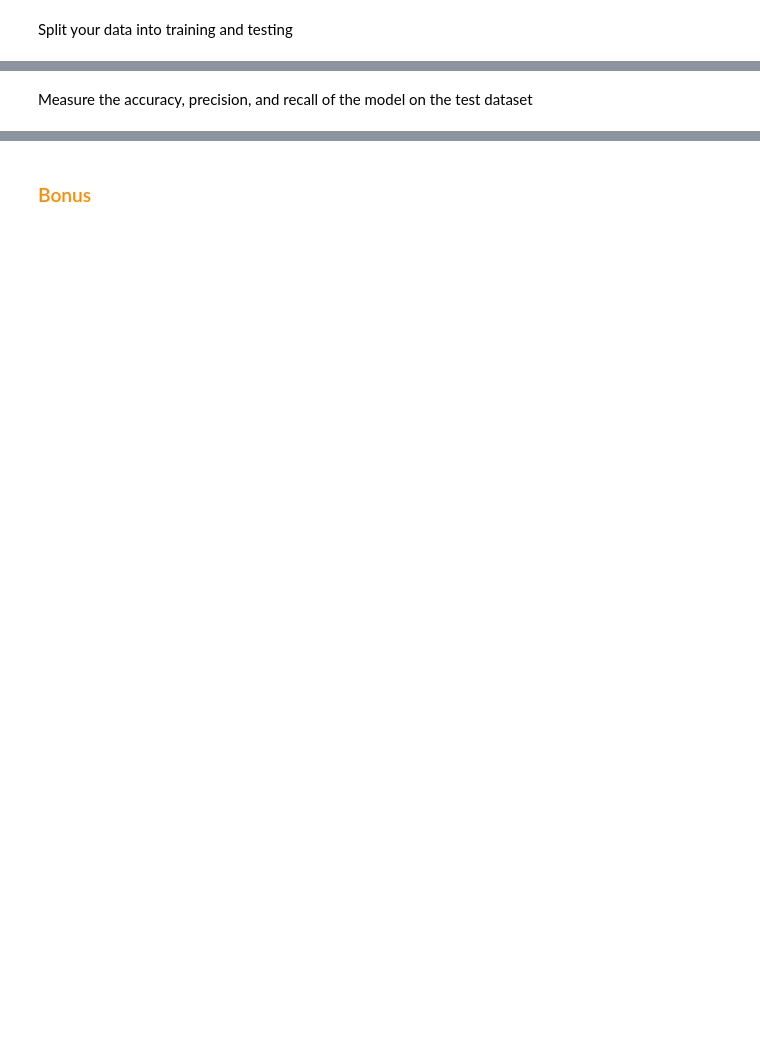
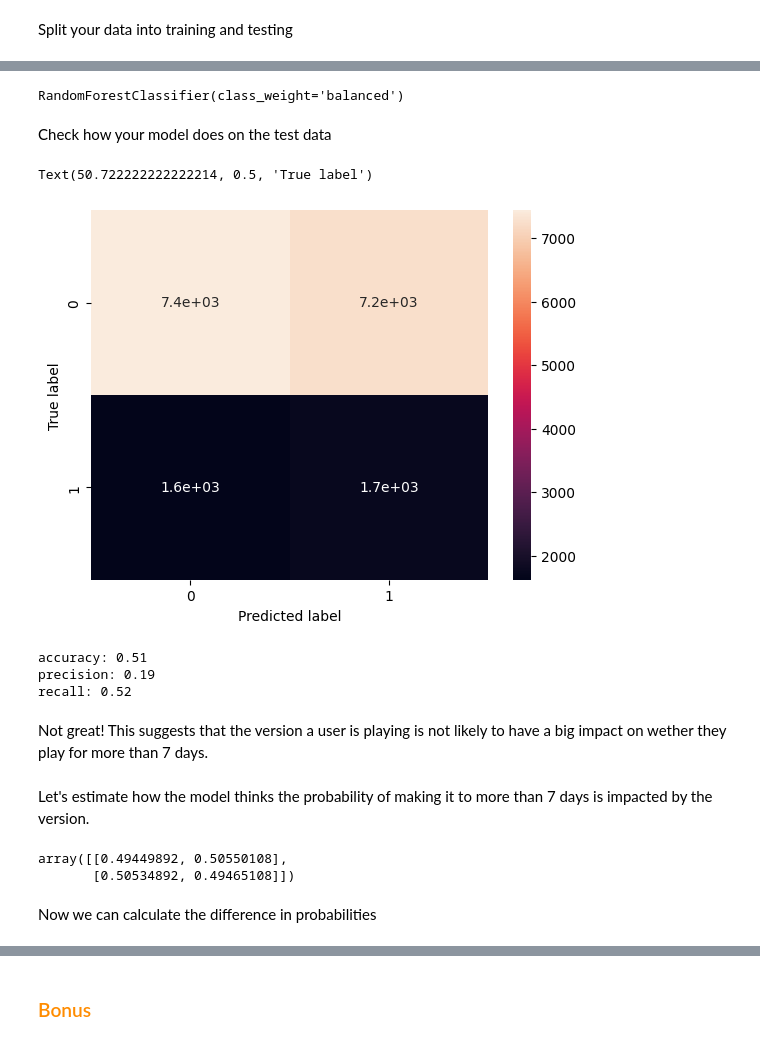
Before and after one commit to tbonne/peds, a Jupyter notebook: docs/introComm/A_B_Testing.ipynb, the cells around one changed output, grey strips where cells are left out. Cells and saved outputs as stored; diff of their text form; code cells hidden in the pictures; blank space fills up the shorter version.

```diff
--- a/docs/introComm/A_B_Testing.ipynb
+++ b/docs/introComm/A_B_Testing.ipynb
@@ -77,0 +72,13 @@ my_ordinal.categories_
+# %%
+from sklearn.preprocessing import LabelEncoder
+
+#build the encoder
+le_retention7 = LabelEncoder()
+le_version = LabelEncoder()
+
+#fit and transform the gender column
+df_cats['retention_7'] = le_retention7.fit_transform(df_cats['retention_7'])
+df_cats['version'] = le_version.fit_transform(df_cats['version'])
+
+#take a look
+df_cats
@@ -78,5 +107,9 @@ my_ordinal.categories_
 # %% [markdown]
 Split your data into training and testing
 # %%
+#split data into predictors (X) and target (y)
+X = df_cats.drop(['retention_7','retention_1','userid','sum_gamerounds'], axis=1)
+y = df_cats['retention_7']
+
 #split these data into training and testing datasets
-df_train, df_test = train_test_split(df_cats, test_size=0.20, stratify=df_cats[['retention_7']])
+X_train, X_test, y_train, y_test = train_test_split(X, y, test_size=0.20, stratify=y)
@@ -125,28 +122,60 @@ Check to make sure the pattern you found generalizes to the whitheld dataset. (i
+# %%
+from sklearn.ensemble import RandomForestClassifier
+
+#1. build the algorithm
+classifier = RandomForestClassifier(class_weight="balanced")
+
+#2. fit the algorithm to the data
+classifier.fit(X_train, y_train)
+# %% [output]
+RandomForestClassifier(class_weight='balanced')
+# %% [markdown]
+Check how your model does on the test data
 # %%
 from sklearn.metrics import confusion_matrix
 
 #predict on testing data
-y_pred_prob = ?
-
-#convert probs to 0/1
-y_pred = (y_pred_prob > 0.5).astype(int)
+y_pred = classifier.predict(X_test)
 
 #create a confusion matrix
-cm_logit = confusion_matrix(df_test.retention_7, ?)
+cm_logit = confusion_matrix(y_test, y_pred)
 
 #visualize the confusion matrix
 sns.heatmap(cm_logit, annot=True)
 plt.xlabel('Predicted label')
 plt.ylabel('True label')
+# %% [output]
+Text(50.722222222222214, 0.5, 'True label')
+[figure, added]
-# %% [markdown]
-Measure the accuracy, precision, and recall of the model on the test dataset
 # %%
 from sklearn.metrics import accuracy_score, precision_score, recall_score
 
-model_acc = accuracy_score(df_test.retention_7, ?)
-model_prec = precision_score(?)
-model_rec = recall_score(?)
+model_acc = accuracy_score(y_test, y_pred)
+model_prec = precision_score(y_test, y_pred)
+model_rec = recall_score(y_test, y_pred)
 
-print(f"accuracy: {model_acc}" )
-print(f"?: {model_prec}" )
-print(f"?: {?}" )
+print(f"accuracy: {model_acc:.2f}" )
+print(f"precision: {model_prec:.2f}" )
+print(f"recall: {model_rec:.2f}" )
+# %% [output]
+accuracy: 0.51
+precision: 0.19
+recall: 0.52
+# %% [markdown]
+Not great! This suggests that the version a user is playing is not likely to have a big impact on wether they play for more than 7 days.
+# %% [markdown]
+Let's estimate how the model thinks the probability of making it to more than 7 days is impacted by the version.
+# %%
+#1. Create a dataframe
+df_question = pd.DataFrame({'version':[0,1]})
+
+#2. Use the model to make predictions
+question_pred =  classifier.predict_proba(df_question)
+
+#3. Take a look at the answer
+question_pred
+# %% [output]
+array([[0.49449892, 0.50550108],
+       [0.50534892, 0.49465108]])
+# %% [markdown]
+Now we can calculate the difference in probabilities
```
Also changed, not shown: parts of 38 cells of this notebook.
